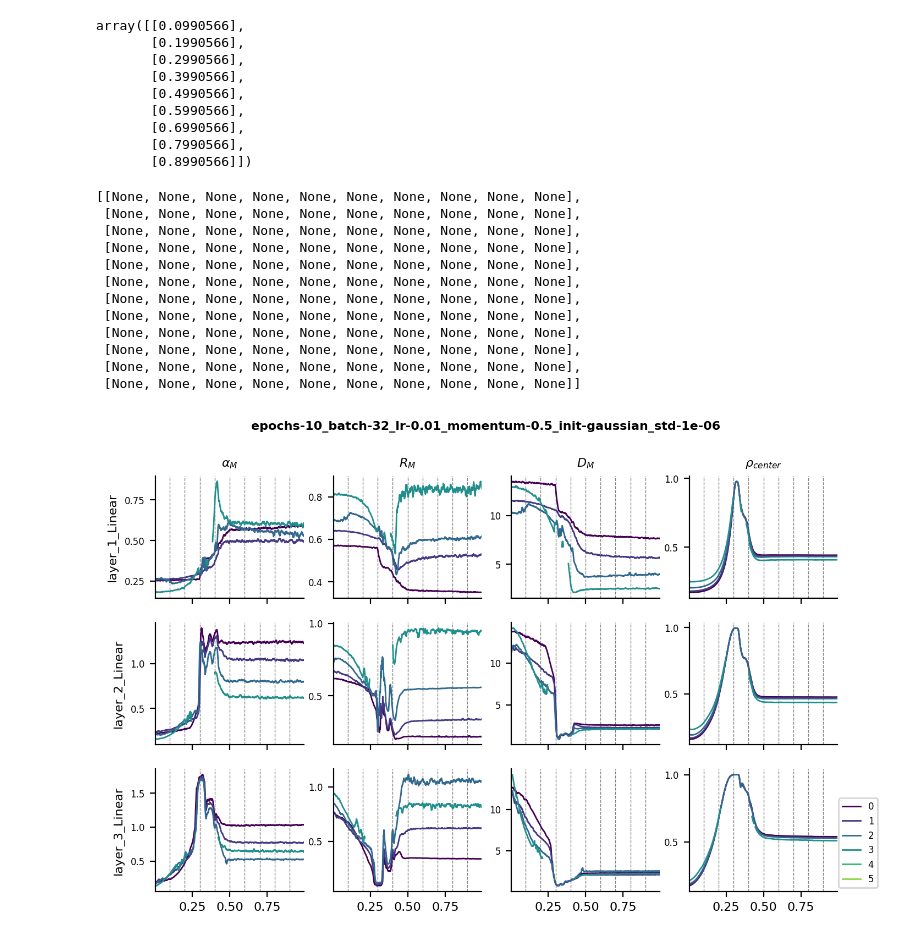
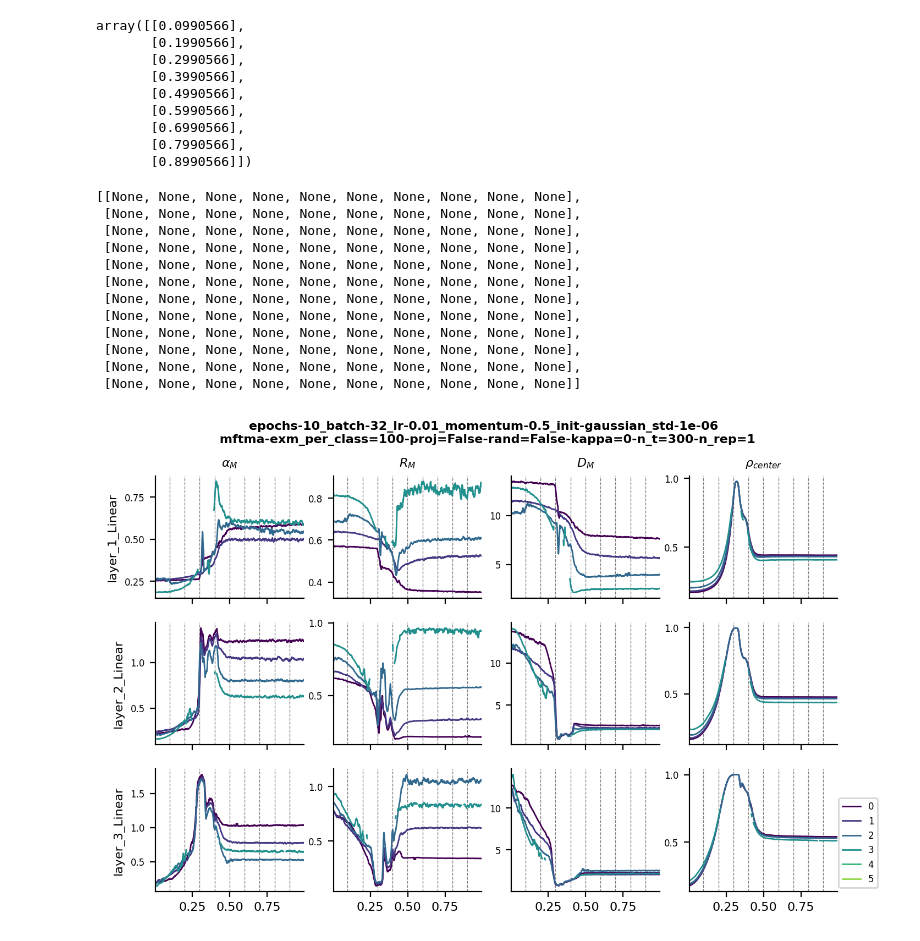
Before and after one commit to eghbalhosseini/neural_manifolds, a Jupyter notebook: create_figure_3_ICML.ipynb, the cells around one changed output. Cells and saved outputs as stored; diff of their text form; code cells hidden in the pictures.

```diff
--- a/create_figure_3_ICML.ipynb
+++ b/create_figure_3_ICML.ipynb
@@ -20,7 +20,7 @@ av_window=10
 # %%
 from utils import save_dir, analyze_dir, result_dir
 model_identifier = 'NN-tree_nclass=64_nobj=64000_nhier=6_beta=0.000161_sigma=5.0_nfeat=936-train_test-fixed'
-analyze_identifier= 'mftma-exm_per_class=50-proj=False-rand=False-kappa=0-n_t=300-n_rep=1'
+analyze_identifier= 'mftma-exm_per_class=100-proj=False-rand=False-kappa=0-n_t=300-n_rep=1'
 train_identifier = 'epochs-10_batch-32_lr-0.01_momentum-0.5_init-gaussian_std-1e-06'
 # %%
 # load accuracy data first
@@ -286,32 +286,32 @@ ax.autoscale(enable=True, axis='x', tight=True)
 ax.autoscale(enable=True, axis='y', tight=True)
 
 
 ax=axes[(l_num-1)*len(mftma_keys)+3]
 for h in range(layer_cap.shape[1]):
     ax.plot(moving_average(x_bar,av_window),moving_average(np.stack(corrected_cor)[:,h],av_window),color=line_cols[h,:],label=str(h),linewidth=1)
 ax.legend(bbox_to_anchor=(1, .5, 0.3, 0.3),fontsize=6)
 ax.spines['right'].set_visible(False)
 ax.spines['top'].set_visible(False)
 ax.vlines(epoch_bar,ax.get_ylim()[0],ax.get_ylim()[1],color=(.5,.5,.5),linestyle='dashed',linewidth=.5)
 ax.autoscale(enable=True, axis='x', tight=True)
 ax.autoscale(enable=True, axis='y', tight=True)
 
-plt.suptitle(train_identifier,fontsize=8, fontweight='bold')
+plt.suptitle(f"{train_identifier} \n {analyze_identifier}",fontsize=8, fontweight='bold')
 #plt.tight_layout()
 # plt.show()
 # fig.savefig(os.path.join(result_dir,analyze_identifier,model_identifier+'_manifold_vals_during_training.png'),transparent=True)
 [plt.setp(ax.get_xticklabels(), fontsize=8) for ax in axes]
 # %% [output]
 [[None, None, None, None, None, None, None, None, None, None],
  [None, None, None, None, None, None, None, None, None, None],
  [None, None, None, None, None, None, None, None, None, None],
  [None, None, None, None, None, None, None, None, None, None],
  [None, None, None, None, None, None, None, None, None, None],
  [None, None, None, None, None, None, None, None, None, None],
  [None, None, None, None, None, None, None, None, None, None],
  [None, None, None, None, None, None, None, None, None, None],
  [None, None, None, None, None, None, None, None, None, None],
  [None, None, None, None, None, None, None, None, None, None],
  [None, None, None, None, None, None, None, None, None, None],
  [None, None, None, None, None, None, None, None, None, None]]
-[figure, old version]
+[figure, new version]
```
Also changed, not shown: parts of 2 cells of this notebook, 1 other file.
